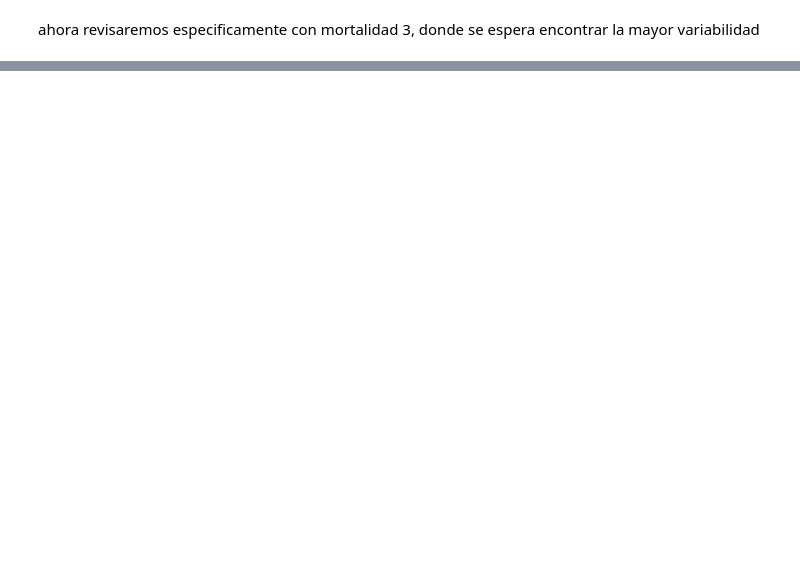
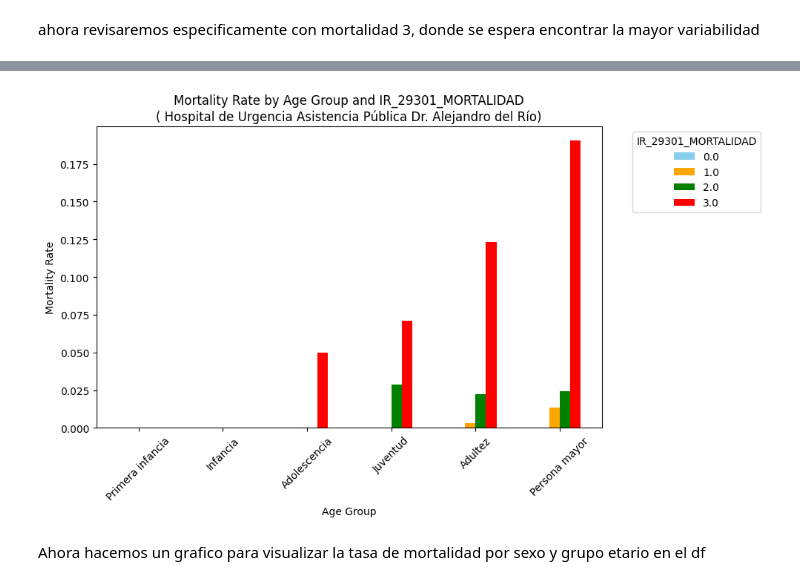
Before and after one commit to Winoid/TareasTOPD, a Jupyter notebook: try.ipynb, the cells around one changed output, grey strips where cells are left out. Cells and saved outputs as stored; diff of their text form; code cells hidden in the pictures; blank space fills up the shorter version.

```diff
--- a/try.ipynb
+++ b/try.ipynb
@@ -132,7 +133,7 @@ Name: TIPO_ALTA, dtype: float64
 Se puede apreciar claramente que a mayor mortalidad otorgada al paciente, mayor es la tase de fallecimiento de este. ahora veremos si adicionalmente juega un papel el rango de edad de los pacientes
 # %%
 # Define the bins and labels for the age ranges
-bins = [0, 5, 11, 17, 26, 59, float('inf')]
+bins = [-0.1, 5, 11, 17, 26, 59, float('inf')]
 labels = ['Primera infancia', 'Infancia', 'Adolescencia', 'Juventud', 'Adultez', 'Persona mayor']
 
 # Create a new column with the age ranges
@@ -225,0 +267,17 @@ plt.show()
+# %%
+# Filter the DataFrame for the specific hospital
+hospital_df = grd_f[grd_f["NOMBRE_HOSPITAL"] == " Hospital de Urgencia Asistencia Pública Dr. Alejandro del Río"]
+
+# Filter rows where 'TIPO_ALTA' indicates "FALLECIDO"
+muertos = hospital_df[hospital_df["TIPO_ALTA"] == 1]
+
+# Count the number of deceased patients in the hospital
+m_por_hosp = muertos.shape[0]
+
+# Count the total number of patients in the hospital
+a_por_hosp = hospital_df.shape[0]
+
+# Calculate the mortality rate for the hospital
+tasa = m_por_hosp / a_por_hosp
+
+print(f"Mortality rate for 'Hospital de Urgencia Asistencia Pública Dr. Alejandro del Río': {tasa}")
@@ -225,0 +301,4 @@ plt.show()
+# %%
+# Remove rows where AGE_GROUP is 'Primera infancia' or 'Infancia'
+hospital_df = hospital_df[~hospital_df["AGE_GROUP"].isin(["Primera infancia", "Infancia"])]
+hospital_df["AGE_GROUP"].value_counts()
@@ -225,0 +314,23 @@ plt.show()
+# %%
+
+# Group by 'AGE_GROUP' and 'IR_29301_MORTALIDAD', then calculate the mean
+grouped = hospital_df.groupby(["AGE_GROUP", "IR_29301_MORTALIDAD"])["TIPO_ALTA"]
+result = (grouped.sum() / grouped.count()).unstack()  # Unstack for better visualization
+
+# Plot the result as a bar chart
+result.plot(kind="bar", figsize=(10, 6), color=["skyblue", "orange", "green", "red", "purple"])
+
+# Add labels and title
+plt.title("Mortality Rate by Age Group and IR_29301_MORTALIDAD\n( Hospital de Urgencia Asistencia Pública Dr. Alejandro del Río)")
+plt.xlabel("Age Group")
+plt.ylabel("Mortality Rate")
+plt.legend(title="IR_29301_MORTALIDAD", bbox_to_anchor=(1.05, 1), loc="upper left")
+plt.xticks(rotation=45)
+plt.tight_layout()
+
+# Show the plot
+plt.show()
+# %% [output]
+[figure, added]
+# %% [markdown]
+Ahora hacemos un grafico para visualizar la tasa de mortalidad por sexo y grupo etario en el df
```
Also changed, not shown: parts of 15 cells of this notebook.
